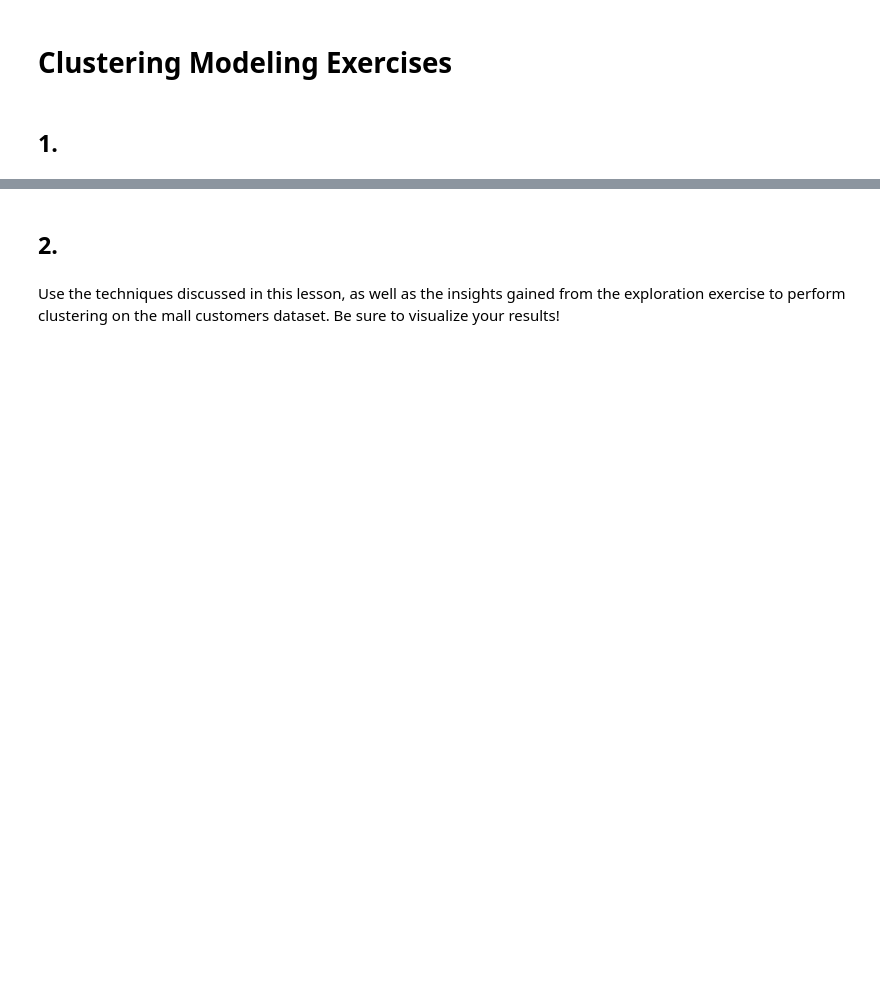
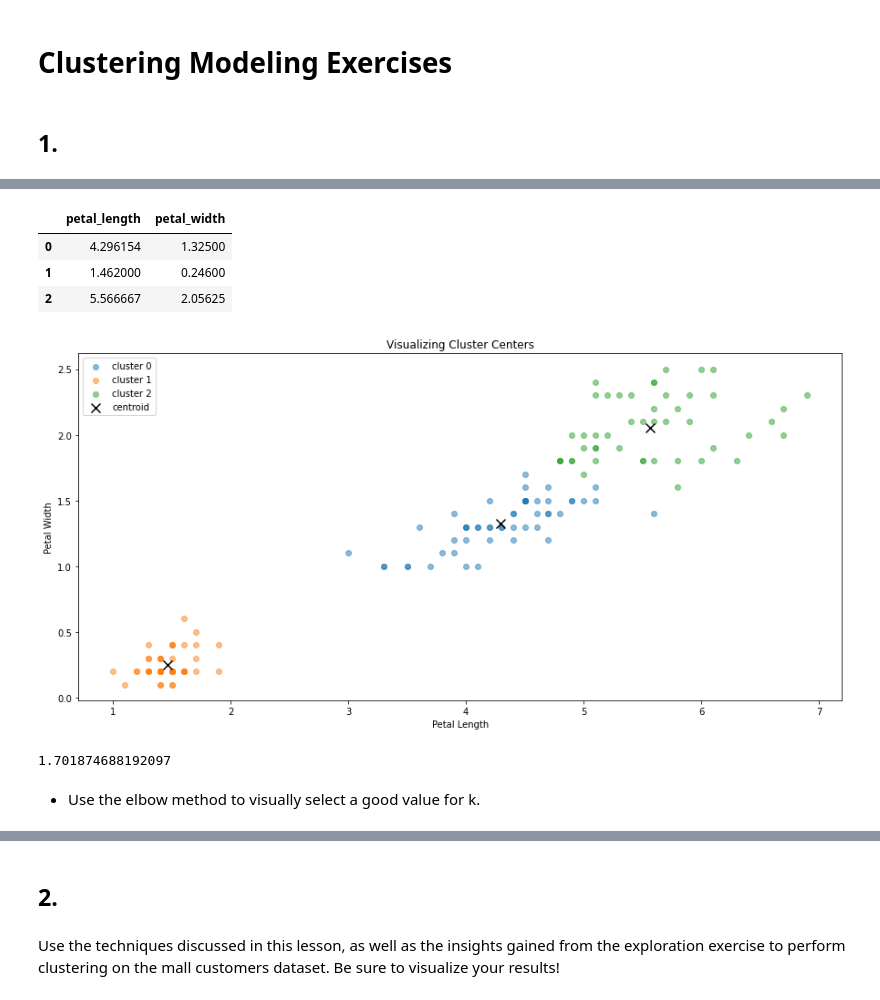
Before and after one commit to adam-talbot/clustering-exercises, a Jupyter notebook: modeling.ipynb, the cells around one changed output, grey strips where cells are left out. Drawn from its saved outputs; the diff is of its cells as text; code cells hidden in the pictures; blank space fills up the shorter version.

```diff
--- a/modeling.ipynb
+++ b/modeling.ipynb
@@ -10,0 +143,29 @@ Using this lesson as a guide, perform clustering on the iris dataset.
+# %%
+# another way
+centroids = pd.DataFrame(scaler.inverse_transform(kmeans.cluster_centers_), columns=X.columns)
+centroids
+# %% [output]
+|  | petal_length | petal_width |
+| 0 | 4.296154 | 1.32500 |
+| 1 | 1.462000 | 0.24600 |
+| 2 | 5.566667 | 2.05625 |
+# %%
+plt.figure(figsize=(15,7))
+
+for cluster, subset in iris.groupby('cluster'):
+    plt.scatter(x=subset.petal_length, y=subset.petal_width, label='cluster ' + str(cluster), alpha=.5)
+
+centroids.plot.scatter(x='petal_length', y='petal_width', c='black', marker='x', s=100, ax=plt.gca(), label='centroid')
+
+plt.legend()
+plt.xlabel('Petal Length')
+plt.ylabel('Petal Width')
+plt.title('Visualizing Cluster Centers');
+# %% [output]
+[figure, added]
+# %%
+kmeans.inertia_
+# %% [output]
+1.701874688192097
+# %% [markdown]
+- Use the elbow method to visually select a good value for k.
```
Also changed, not shown: parts of 126 cells of this notebook.
